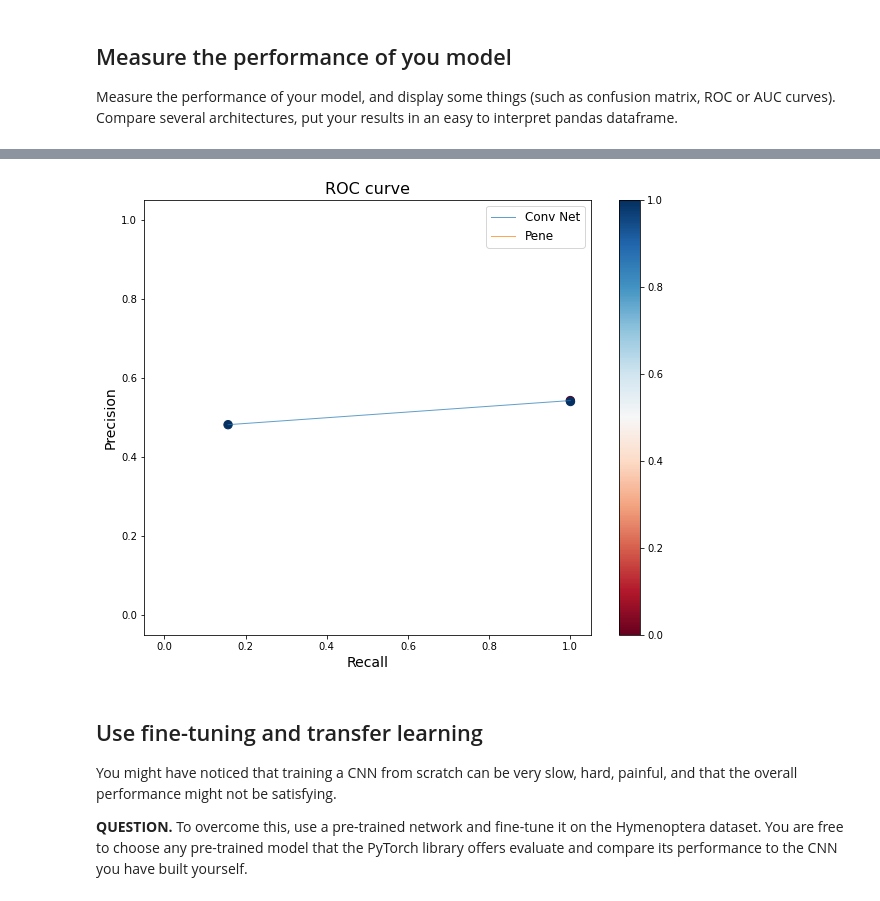
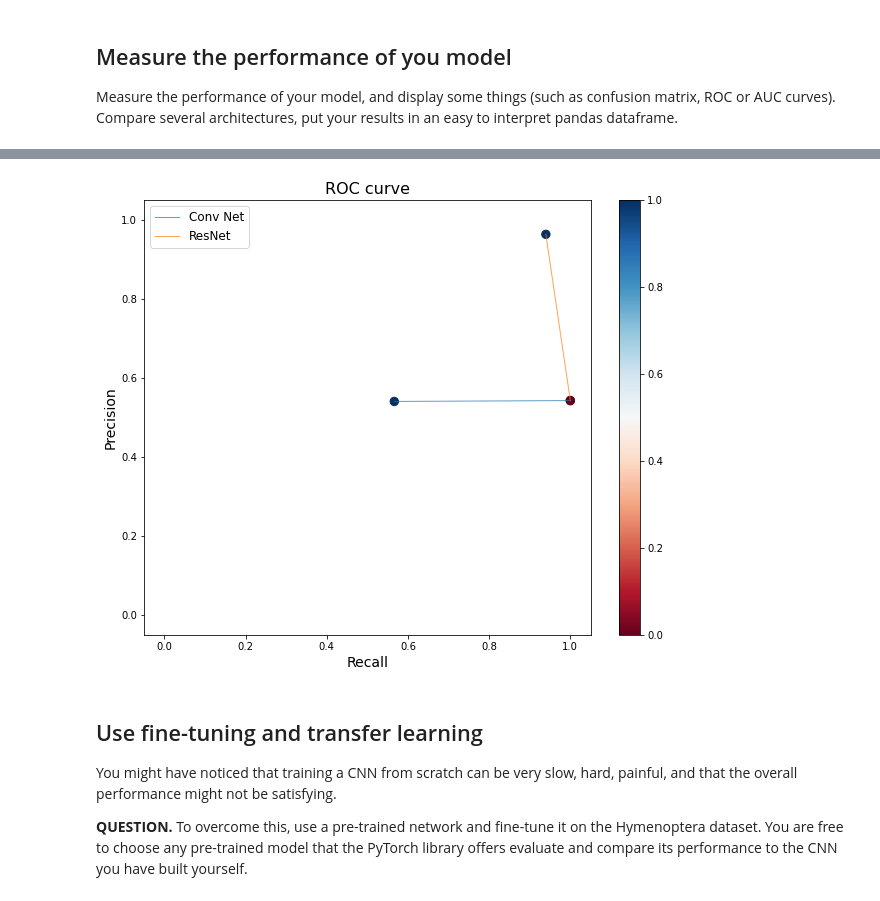
Before and after one commit to JLechuga94/DeepLearning, a Jupyter notebook: T4/tutorial04b.ipynb, the cells around one changed output, grey strips where cells are left out. Cells and saved outputs as stored; diff of their text form; code cells hidden in the pictures.

```diff
--- a/T4/tutorial04b.ipynb
+++ b/T4/tutorial04b.ipynb
@@ -312,7 +316,7 @@ ConvNet(
 trainer = pl.Trainer(gpus=gpu, progress_bar_refresh_rate=20, fast_dev_run=True)
 
 # Train the model ⚡
-trainer.fit(net, train_dataloader=train_loader, val_dataloaders=val_loader)
+trainer.fit(net2, train_dataloader=dataloaders['train'], val_dataloaders=dataloaders['val'])
 # %% [output]
 GPU available: True, used: True
 TPU available: None, using: 0 TPU cores
@@ -331,7 +335,7 @@ Running in fast_dev_run mode: will run a full train, val and test loop using 1 b
 1
 # %%
 trainer = pl.Trainer(gpus=gpu, max_epochs=num_epochs, progress_bar_refresh_rate=20)
-trainer.fit(net, train_dataloader=train_loader, val_dataloaders=val_loader)
+trainer.fit(net, train_dataloader=dataloaders['train'], val_dataloaders=dataloaders['val'])
 # %% [output]
 GPU available: True, used: True
 TPU available: None, using: 0 TPU cores
@@ -363,11 +367,9 @@ from sklearn.metrics import (classification_report, roc_curve, precision_recall_
 def get_predictions(model, loader):
     all_preds = torch.tensor([]).detach()
     for batch in loader:
-        images, labels = batch
-        preds = model(images)
+        imgs, _ = batch
+        preds = model(imgs)
         all_preds = torch.cat((all_preds, preds), dim=0)
-    #return all_preds.detach
-    #predictions = get_predictions(model, val_loader)
     scores = F.softmax(all_preds, dim=1)
 
     return scores.argmax(dim=1)
@@ -495,9 +488,9 @@ def plot_pr_curves(y_test, y_scores, labels, title=None, show_thresholds=True):
         plt.title(title, fontsize=16)
 # %%
 plt.figure(figsize=(10, 8))
-plot_pr_curves(val_data.targets, [scores.argmax(1), torch.ones(153)], labels=["Conv Net", "Pene"], title="ROC curve")
+plot_pr_curves(val_data.targets, [get_predictions(net, dataloaders['val']), get_predictions(resnet, dataloaders['val'])], labels=["Conv Net", "ResNet"], title="ROC curve")
 # %% [output]
-[figure, old version]
+[figure, new version]
 # %% [markdown]
 ## Use fine-tuning and transfer learning
 
```
Also changed, not shown: parts of 28 cells of this notebook.
